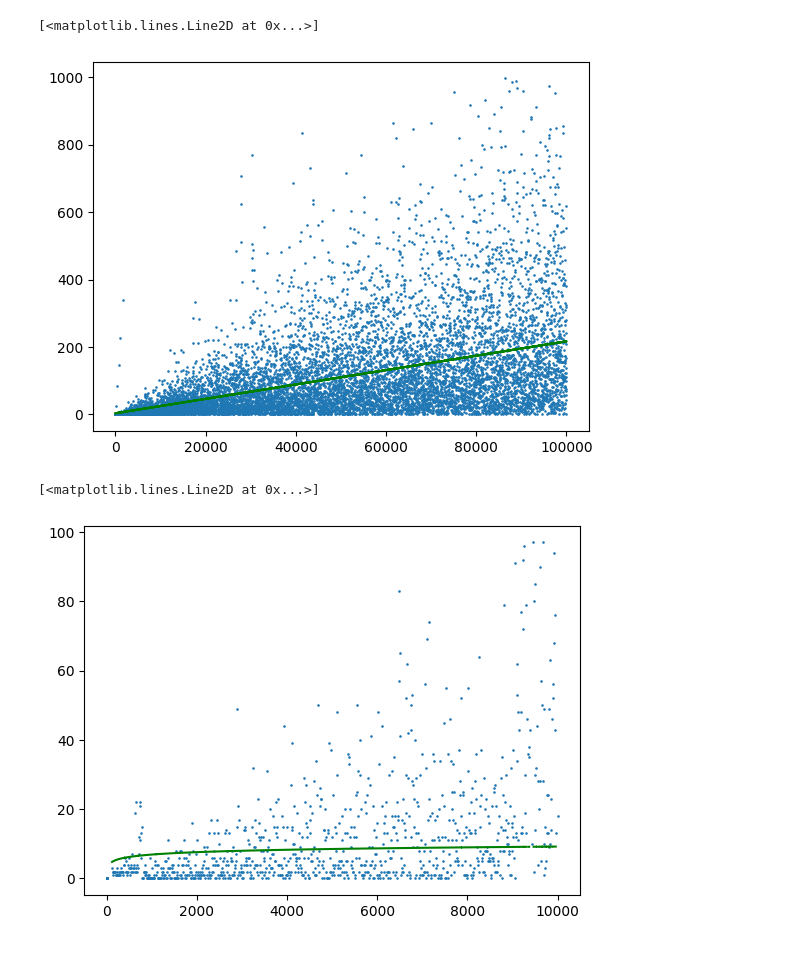
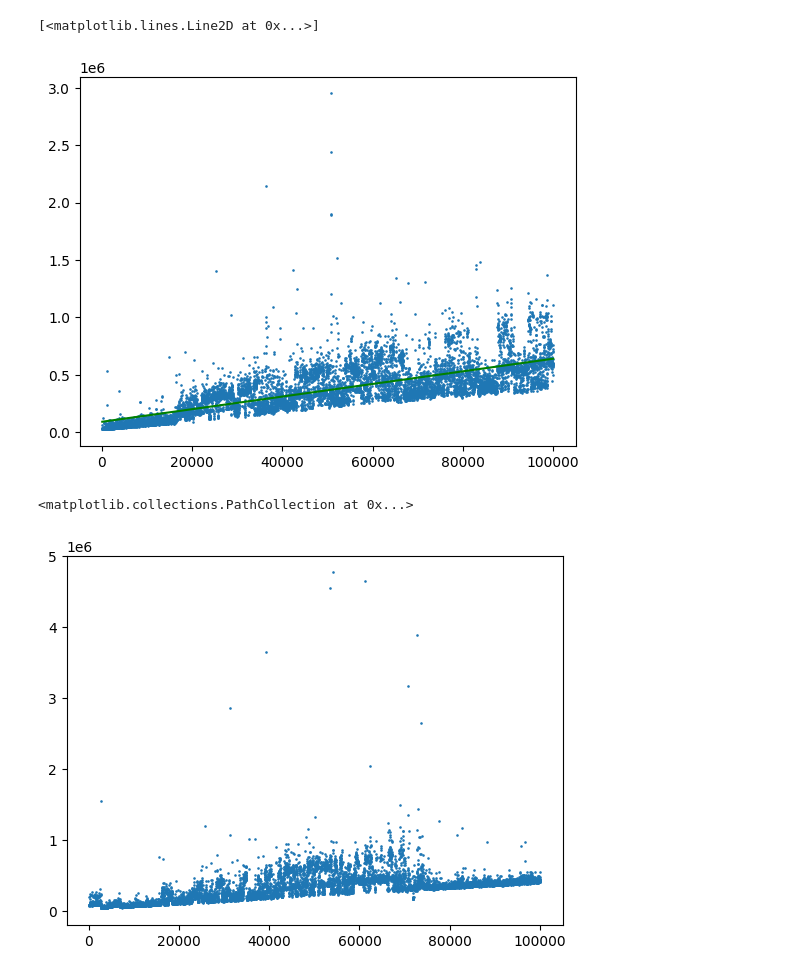
Before and after one commit to andrezoo/homework, a Jupyter notebook: 2 06.03 lab1/notebook.ipynb, the cells around one changed output. Drawn from its saved outputs; the diff is of its cells as text; code cells hidden in the pictures.

```diff
--- a/2 06.03 lab1/notebook.ipynb
+++ b/2 06.03 lab1/notebook.ipynb
@@ -1,21 +1,21 @@
 # %%
 import pandas as pd
 import matplotlib.pyplot as plt
 from scipy import optimize
 
 def line_func(x, a, b):
     return a * x + b
 
 d = pd.read_csv('perebor.txt')
-d = d.where(d['time'] < 1000).fillna(0)
+#d = d.where(d['time'] < 1000).fillna(0)
 
 params, params_covariance = optimize.curve_fit(line_func, d['n'], d['time'])
 
 plt.scatter(d['n'], d['time'],s=0.75)
 plt.plot(d['n'], line_func(d['n'],params[0],params[1]), c='green')
 # %% [output]
 [<matplotlib.lines.Line2D at 0x...>]
-[figure, old version]
+[figure, new version]
 # %%
 import pandas as pd
 import numpy as np
@@ -26,12 +26,11 @@ def line_func(x,a,b):
     return a*np.log(x*b)
 
 d = pd.read_csv('binsearch.txt')
-d = d.where(d['time'] < 100).fillna(0)
+#d = d.where(d['time'] < 400000).fillna(0)
 
 params, params_covariance = optimize.curve_fit(line_func, d['n'], d['time'])
 
 plt.scatter(d['n'], d['time'],s=0.75)
-plt.plot(d['n'], line_func(d['n'],params[0],params[1]), c='green')
 # %% [output]
-[<matplotlib.lines.Line2D at 0x...>]
+<matplotlib.collections.PathCollection at 0x...>
-[figure, old version]
+[figure, new version]
```
Also changed, not shown: 8 other files.
